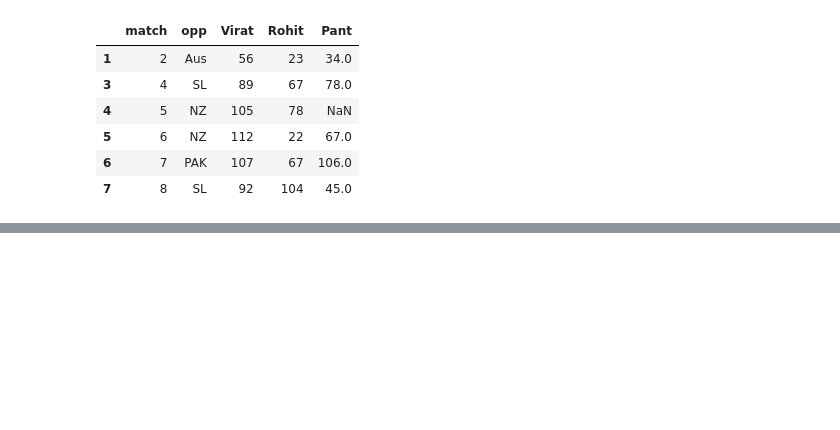
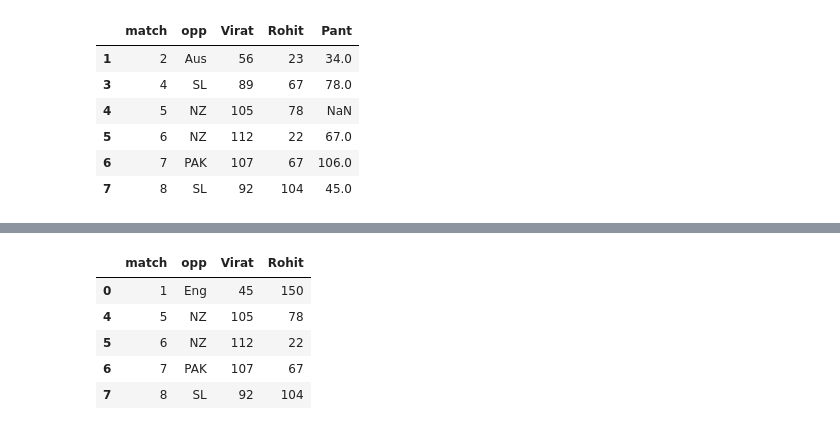
Before and after one commit to Sahil4UI/ML_April_2021_9_30, a Jupyter notebook: Data Analysis/Pandas.ipynb, the cells around one changed output, grey strips where cells are left out. Drawn from its saved outputs; the diff is of its cells as text; code cells hidden in the pictures; blank space fills up the shorter version.

```diff
--- a/Data Analysis/Pandas.ipynb
+++ b/Data Analysis/Pandas.ipynb
@@ -172,0 +183,9 @@ df[df["Virat"] >= 50]
+# %%
+df[(df["Virat"]>=100) | (df["Rohit"]>=100)][['match','opp','Virat','Rohit']]
+# %% [output]
+|  | match | opp | Virat | Rohit |
+| 0 | 1 | Eng | 45 | 150 |
+| 4 | 5 | NZ | 105 | 78 |
+| 5 | 6 | NZ | 112 | 22 |
+| 6 | 7 | PAK | 107 | 67 |
+| 7 | 8 | SL | 92 | 104 |
```
Also changed, not shown: parts of 12 cells of this notebook, 5 other files.
